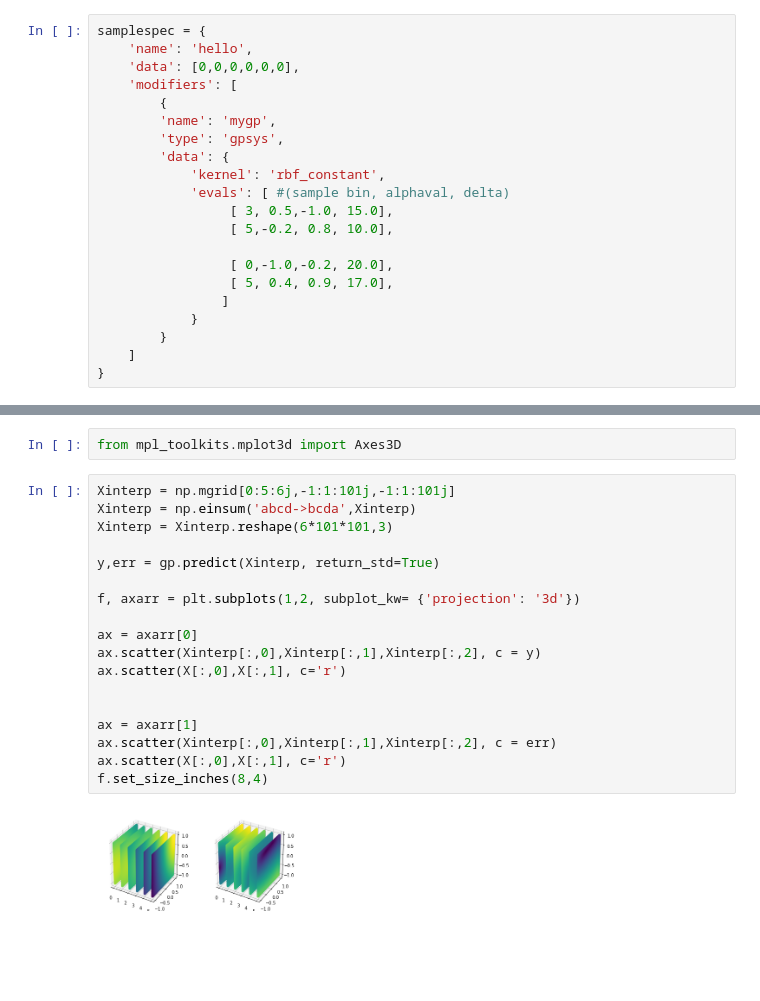
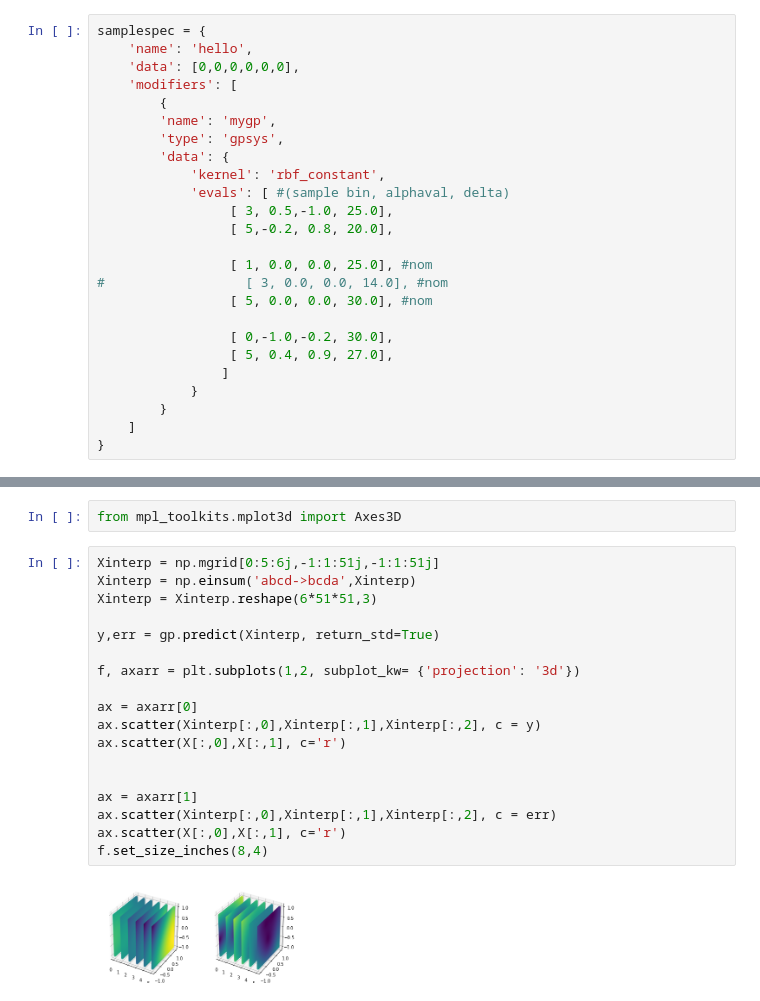
Before and after one commit to pyhf/pyhf-gpsys, a Jupyter notebook: Demo.ipynb, the cells around one changed output, grey strips where cells are left out. Saved outputs shown, nothing was run; the diff lists cells and outputs as text; blank space fills up the shorter version.

```diff
--- a/Demo.ipynb
+++ b/Demo.ipynb
@@ -27,11 +25,15 @@ samplespec = {
         'data': {
             'kernel': 'rbf_constant',
             'evals': [ #(sample bin, alphaval, delta)
-                 [ 3, 0.5,-1.0, 15.0],
-                 [ 5,-0.2, 0.8, 10.0],
+                 [ 3, 0.5,-1.0, 25.0],
+                 [ 5,-0.2, 0.8, 20.0],
 
-                 [ 0,-1.0,-0.2, 20.0],
-                 [ 5, 0.4, 0.9, 17.0],
+                 [ 1, 0.0, 0.0, 25.0], #nom
+#                  [ 3, 0.0, 0.0, 14.0], #nom
+                 [ 5, 0.0, 0.0, 30.0], #nom
+
+                 [ 0,-1.0,-0.2, 30.0],
+                 [ 5, 0.4, 0.9, 27.0],
                 ]
             }
         }
@@ -46,25 +48,25 @@ gp = get_gp(X,y)
 # %%
 from mpl_toolkits.mplot3d import Axes3D
 # %%
-Xinterp = np.mgrid[0:5:6j,-1:1:101j,-1:1:101j]
+Xinterp = np.mgrid[0:5:6j,-1:1:51j,-1:1:51j]
 Xinterp = np.einsum('abcd->bcda',Xinterp)
-Xinterp = Xinterp.reshape(6*101*101,3)
+Xinterp = Xinterp.reshape(6*51*51,3)
 
 y,err = gp.predict(Xinterp, return_std=True)
 
 f, axarr = plt.subplots(1,2, subplot_kw= {'projection': '3d'})
 
 ax = axarr[0]
 ax.scatter(Xinterp[:,0],Xinterp[:,1],Xinterp[:,2], c = y)
 ax.scatter(X[:,0],X[:,1], c='r')
 
 
 ax = axarr[1]
 ax.scatter(Xinterp[:,0],Xinterp[:,1],Xinterp[:,2], c = err)
 ax.scatter(X[:,0],X[:,1], c='r')
 f.set_size_inches(8,4)
 # %% [output]
-[figure, old version]
+[figure, new version]
 # %%
 def interpolate(alphas,gammas):
     nbins = 6
```
Also changed, not shown: parts of 7 cells of this notebook, 1 other file.
